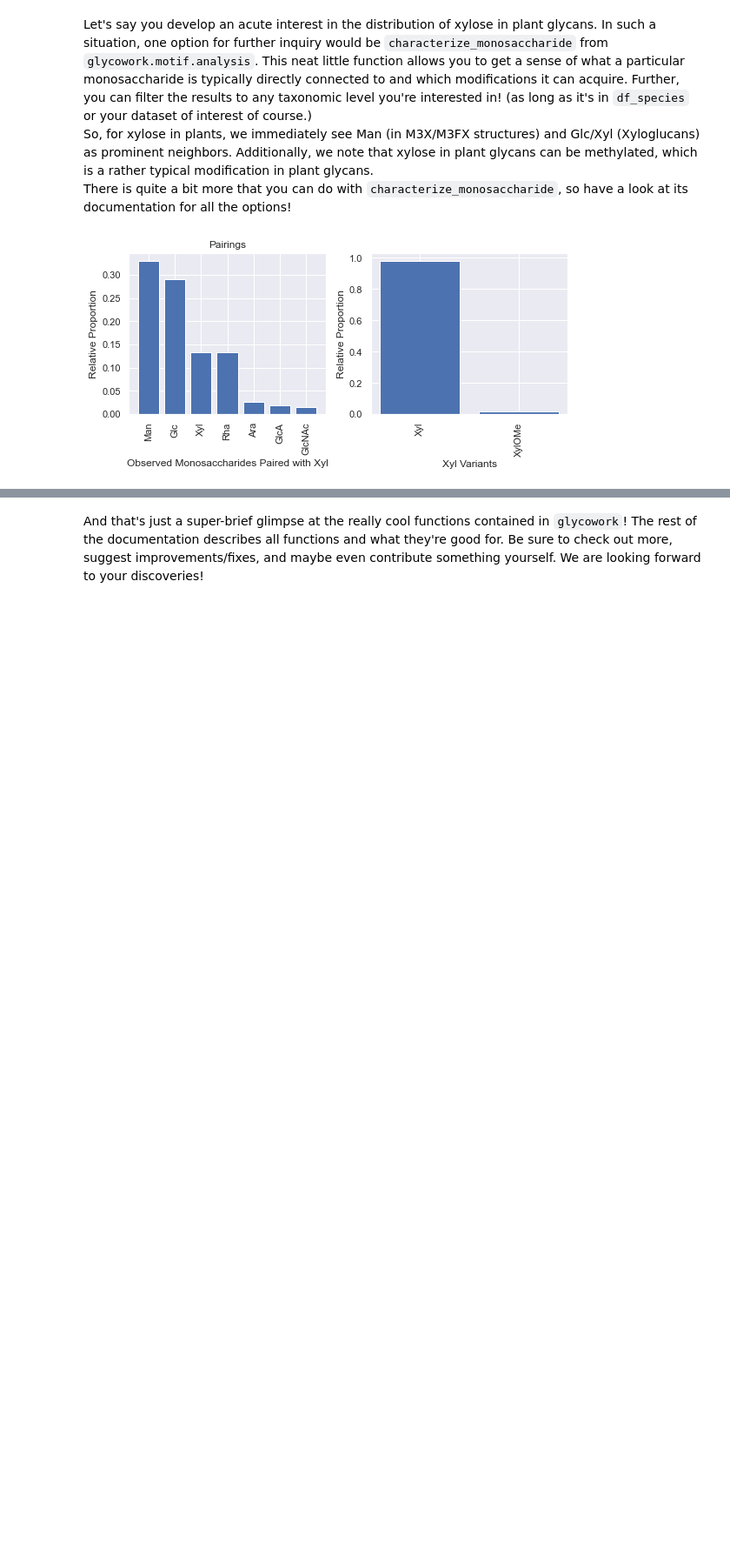
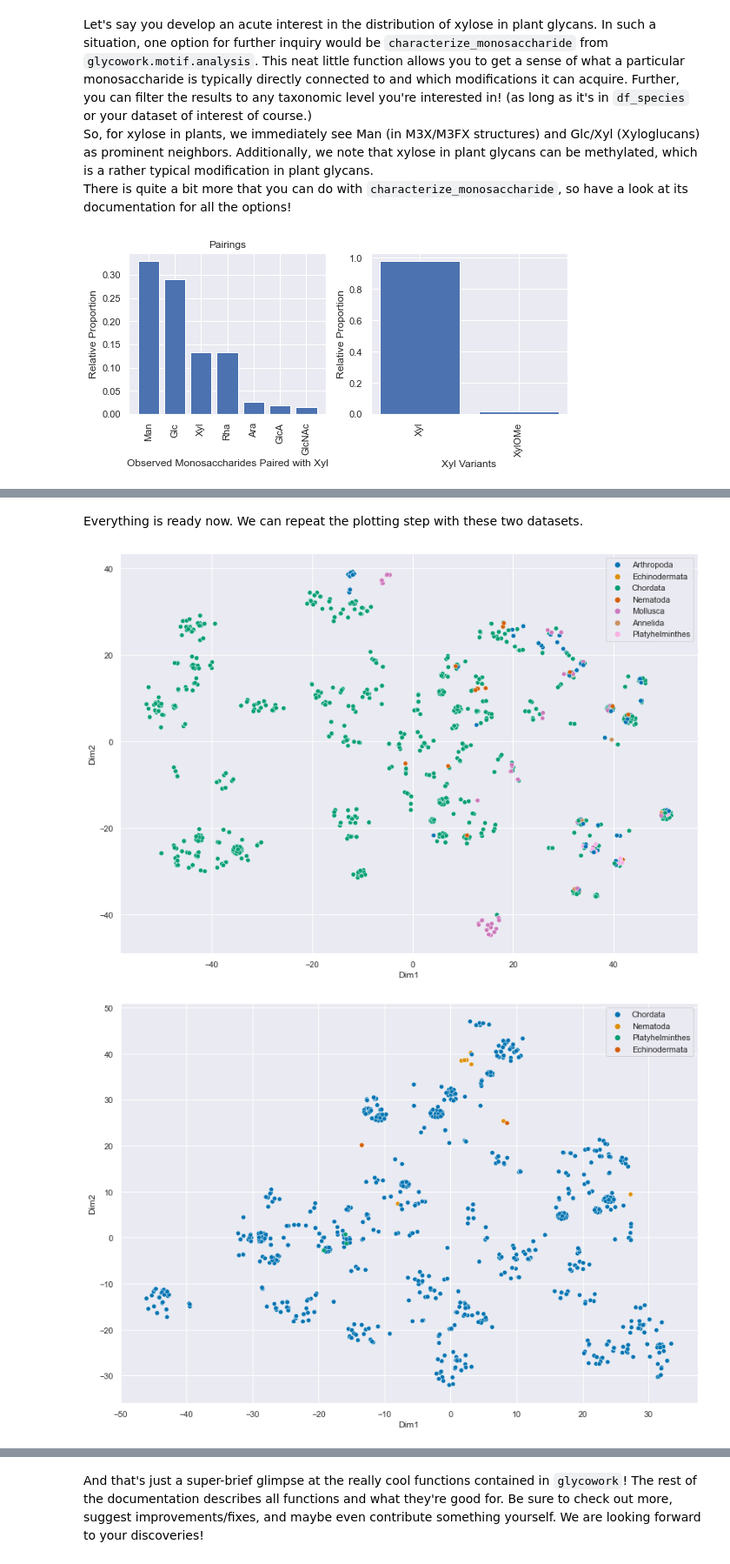
Before and after one commit to BojarLab/glycowork, a Jupyter notebook: 00_core.ipynb, the cells around one changed output, grey strips where cells are left out. Shown at 87% size. Cells and saved outputs as stored; diff of their text form; code cells hidden in the pictures; blank space fills up the shorter version.

```diff
--- a/00_core.ipynb
+++ b/00_core.ipynb
@@ -102,0 +125,11 @@ characterize_monosaccharide('Xyl', rank = 'Kingdom', focus = 'Plantae', modifica
+# %%
+df_N_linked = df_animal[df_animal.target.str.endswith('GlcNAc')]
+df_O_linked = df_animal[df_animal.target.str.endswith('GalNAc')]
+# %% [markdown]
+Everything is ready now. We can repeat the plotting step with these two datasets.
+# %%
+plot_embeddings(df_N_linked.target.values.tolist(), label_list = df_N_linked.Phylum.values.tolist())
+plot_embeddings(df_O_linked.target.values.tolist(), label_list = df_O_linked.Phylum.values.tolist())
+# %% [output]
+[figure, added]
+[figure, added]
```
Also changed, not shown: parts of 14 cells of this notebook, 1 other file.
